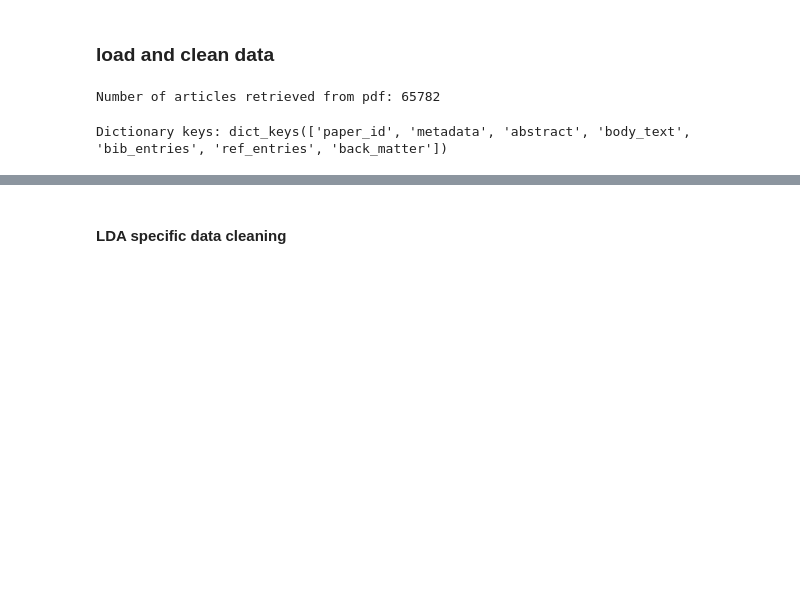
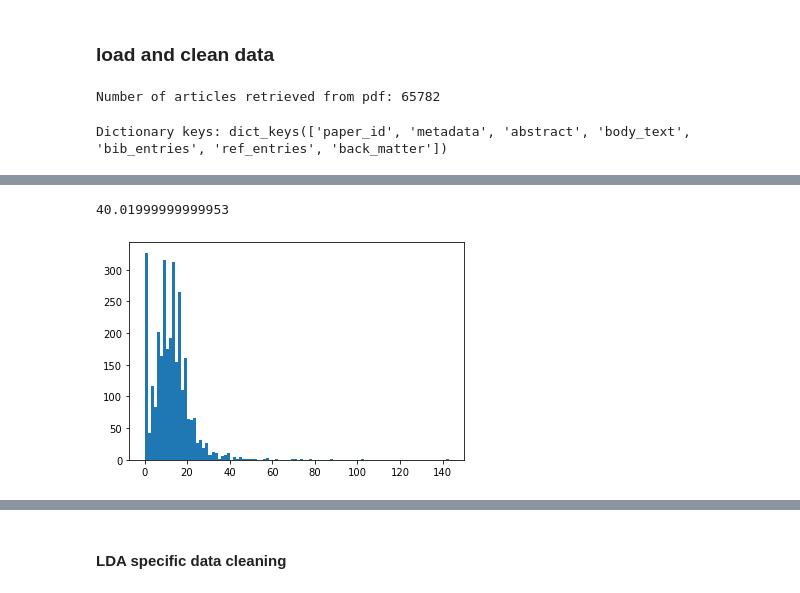
Before and after one commit to jzdscience/Cord19_abstractive_summarization, a Jupyter notebook: cord_data.ipynb, the cells around one changed output, grey strips where cells are left out. Cells and saved outputs as stored; diff of their text form; code cells hidden in the pictures; blank space fills up the shorter version.

```diff
--- a/cord_data.ipynb
+++ b/cord_data.ipynb
@@ -335,5 +373,12 @@ paper_df[['abstract_word_count', 'body_word_count']].describe()
 # %%
 ## check distribution of word counts
+# %%
+_ = plt.hist(paper_df['title_word_count'], bins= 100)
+
+paper_df['title_word_count'].quantile(0.99)
+# %% [output]
+40.01999999999953
+[figure, added]
 # %%
 _ = plt.hist(paper_df['body_word_count'], bins= 100)
 
```
Also changed, not shown: parts of 78 cells of this notebook.
